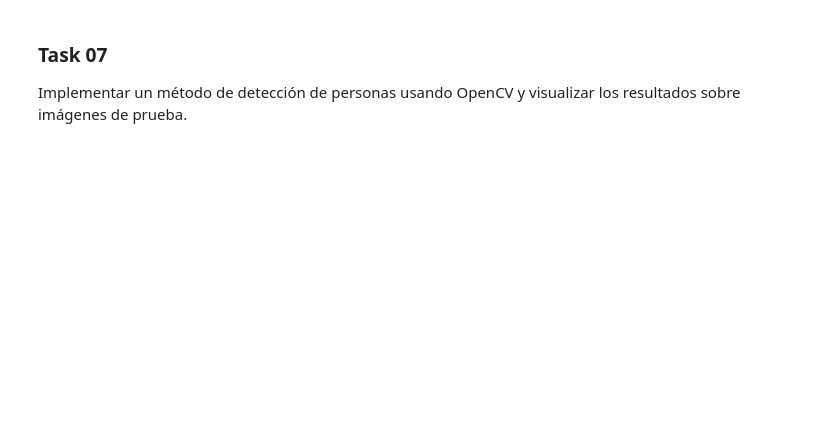
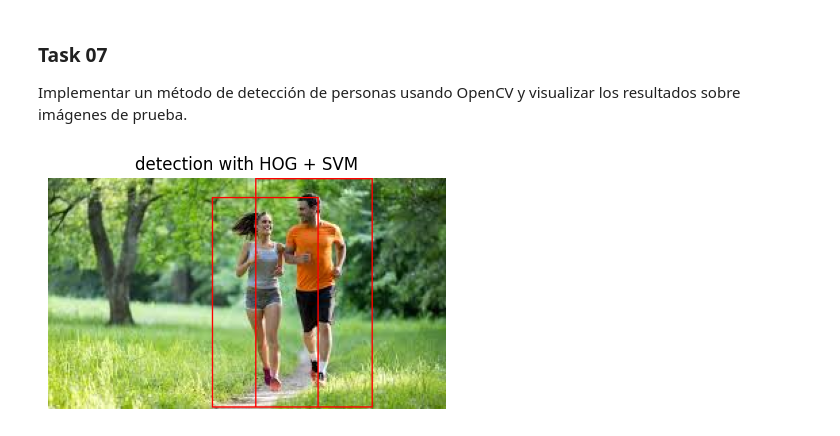
Before and after one commit to MelissaPerez09/Lab03-CC3102, a Jupyter notebook: src/lab03.ipynb, the cells around one changed output. Cells and saved outputs as stored; diff of their text form; code cells hidden in the pictures; blank space fills up the shorter version.

```diff
--- a/src/lab03.ipynb
+++ b/src/lab03.ipynb
@@ -325,3 +323,31 @@ plt.show()
 # %% [markdown]
 ### Task 07
 Implementar un método de detección de personas usando OpenCV y visualizar los resultados sobre imágenes de prueba.
+# %%
+def detect_people(image_path):
+    I = cv2.imread(image_path)
+
+    # HOG and detection
+    hog2 = cv2.HOGDescriptor()
+    hog2.setSVMDetector(cv2.HOGDescriptor_getDefaultPeopleDetector())
+
+    # detect people
+    locations, confidence = hog2.detectMultiScale(I, winStride=(2, 2), padding=(1, 1), scale=1.05)
+
+    # rectangle the detected people
+    for (x, y, w, h) in locations:
+        cv2.rectangle(I, (x, y), (x + w, y + h), (0, 0, 255), 1)
+
+    # Convertir a RGB para mostrar correctamente en Matplotlib
+    I_rgb = cv2.cvtColor(I, cv2.COLOR_BGR2RGB)
+
+    # Mostrar la imagen con detecciones
+    plt.figure(figsize=(9, 3))
+    plt.imshow(I_rgb)
+    plt.axis('off')
+    plt.title("detection with HOG + SVM")
+    plt.show()
+# %%
+detect_people("./img/runners.jpeg")
+# %% [output]
+[figure, added]
```
Also changed, not shown: parts of 8 cells of this notebook, 2 other files.
